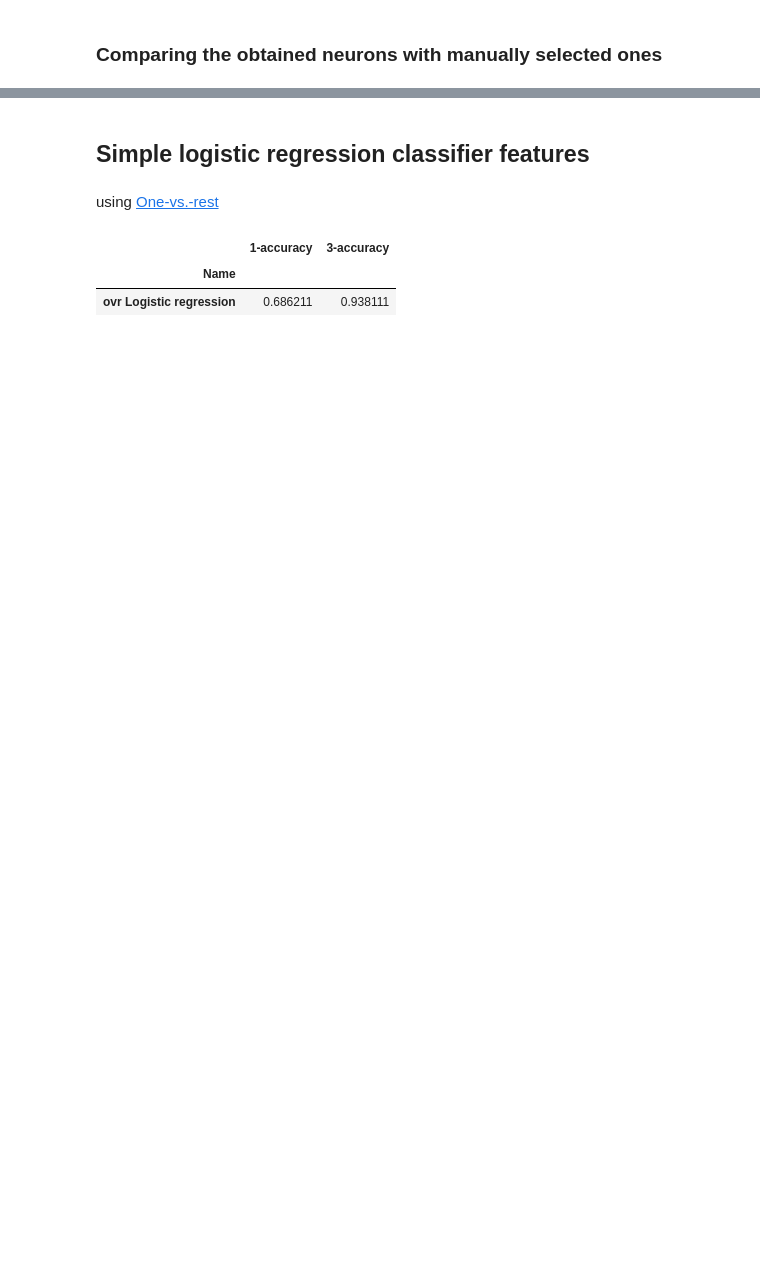
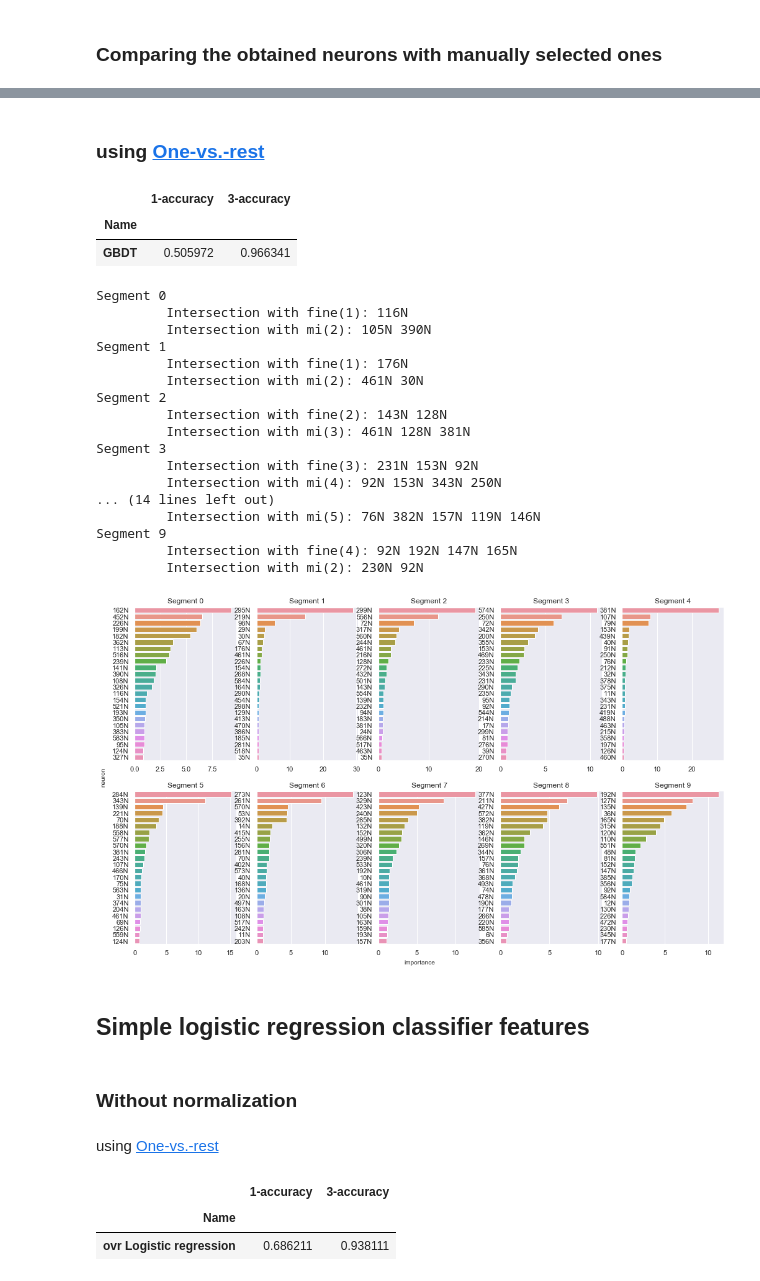
Before and after one commit to thxi/PlaceCells, a Jupyter notebook: Part_1.ipynb, the cells around one changed output, grey strips where cells are left out. Cells and saved outputs as stored; diff of their text form; code cells hidden in the pictures; blank space fills up the shorter version.

```diff
--- a/Part_1.ipynb
+++ b/Part_1.ipynb
@@ -393,5 +384,75 @@ print(f" Intersection with mi({len(mi_cbn_intersect)}): {' '.join(mi_cbn_interse
+# %% [markdown]
+### using [One-vs.-rest](https://en.wikipedia.org/wiki/Multiclass_classification#One-vs.-rest)
+# %%
+from sklearn.multiclass import OneVsRestClassifier
+cbovr_model = OneVsRestClassifier(CatBoostClassifier(iterations=100,
+                                             loss_function='MultiClass',
+                                             eval_metric="Accuracy",
+                                             verbose=False)).fit(X_train, y_train)
+# %%
+y_preds = [
+    (cbovr_model.predict(X_test).reshape(-1), 'GBDT')
+]
+
+pd.DataFrame([
+    [name, acc_1(y_pred, y_test), acc_3(y_pred, y_test)]
+    for y_pred, name in y_preds
+], columns=['Name', '1-accuracy', '3-accuracy']).set_index('Name')
+# %% [output]
+|  | 1-accuracy | 3-accuracy |
+| Name |  |  |
+| GBDT | 0.505972 | 0.966341 |
+# %%
+#plt.figure(figsize=(17, 10))
+fig, _ = plt.subplots(sharex=True, sharey=True, figsize=(17, 10))
+fig.text(0.5, 0.08, 'importance', ha='center')
+fig.text(0.08, 0.5, 'neuron', va='center', rotation='vertical')
+
+cbnovr_best_neurons = []
+
+for segment in range(NUM_SEGMENTS):
+    plt.subplot(2, 5, segment + 1)
+
+    model = cbovr_model.estimators_[segment]
+
+    s = pd.DataFrame({"neuron":X_train.columns, "importance": model.get_feature_importance()})
+    s = s.sort_values("importance", ascending=False)[:24]
+
+    cbnovr_best_neurons.append(s)
+
+    ax = sns.barplot(x='importance', y='neuron', data=s);
+    ax.set_title(f"Segment {segment}");
+    ax.set_ylabel("")
+    ax.set_xlabel("")
+
+    fine_cbnovr_intersect = set(fine_neurons) & set(s['neuron'])
+    mi_cbnovr_intersect = set(mi_best_neurons) & set(s['neuron'])
+    print(f"Segment {segment}")
+    print(f"\t Intersection with fine({len(fine_cbnovr_intersect)}): {' '.join(fine_cbnovr_intersect)}")
+    print(f"\t Intersection with mi({len(mi_cbnovr_intersect)}): {' '.join(mi_cbnovr_intersect)}")
+# %% [output]
+Segment 0
+         Intersection with fine(1): 116N
+         Intersection with mi(2): 105N 390N
+Segment 1
+         Intersection with fine(1): 176N
+         Intersection with mi(2): 461N 30N
+Segment 2
+         Intersection with fine(2): 143N 128N
+         Intersection with mi(3): 461N 128N 381N
+Segment 3
+         Intersection with fine(3): 231N 153N 92N
+         Intersection with mi(4): 92N 153N 343N 250N
+... (14 lines left out)
+         Intersection with mi(5): 76N 382N 157N 119N 146N
+Segment 9
+         Intersection with fine(4): 92N 192N 147N 165N
+         Intersection with mi(2): 230N 92N
+[figure, added]
 # %% [markdown]
 ## Simple logistic regression classifier features
+# %% [markdown]
+### Without normalization
 # %% [markdown]
 using [One-vs.-rest](https://en.wikipedia.org/wiki/Multiclass_classification#One-vs.-rest)
 # %%
```
Also changed, not shown: parts of 17 cells of this notebook, 1 other file.
